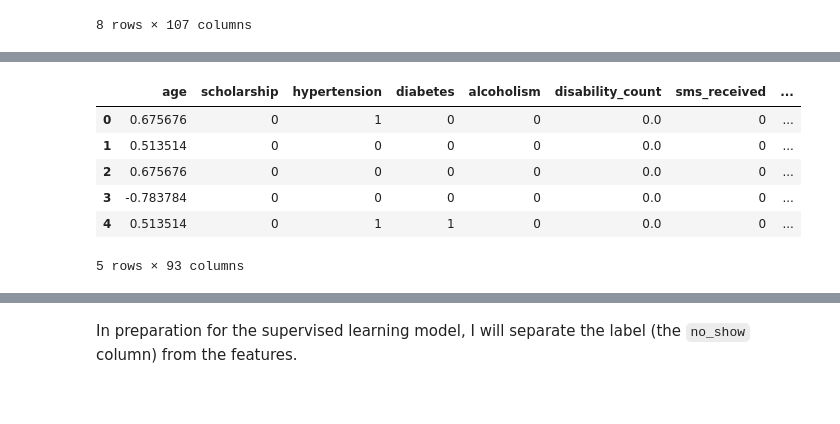
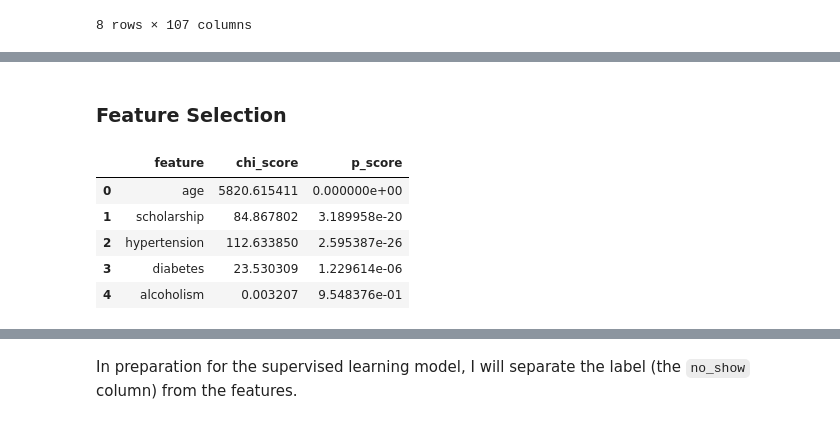
Before and after one commit to afbowman/UnsupervisedLearning, a Jupyter notebook: Capstone_Project.ipynb, the cells around one changed output, grey strips where cells are left out. Drawn from its saved outputs; the diff is of its cells as text; code cells hidden in the pictures.

```diff
--- a/Capstone_Project.ipynb
+++ b/Capstone_Project.ipynb
@@ -1002,11 +947,2 @@ features_skew[continuous_features] = robust_scaler.fit_transform(features_skew[c
-# %%
-skewed_features_scaled = pd.DataFrame(features_skew)
-skewed_features_scaled.head()
-# %% [output]
-|  | age | scholarship | hypertension | diabetes | alcoholism | disability_count | sms_received | ... |
-| 0 | 0.675676 | 0 | 1 | 0 | 0 | 0.0 | 0 | ... |
-| 1 | 0.513514 | 0 | 0 | 0 | 0 | 0.0 | 0 | ... |
-| 2 | 0.675676 | 0 | 0 | 0 | 0 | 0.0 | 0 | ... |
-| 3 | -0.783784 | 0 | 0 | 0 | 0 | 0.0 | 0 | ... |
-| 4 | 0.513514 | 0 | 1 | 1 | 0 | 0.0 | 0 | ... |
-5 rows × 93 columns
+# %% [markdown]
+### Feature Selection
@@ -1012,0 +951,15 @@ skewed_features_scaled.head()
+# %%
+X_cont = df_engineer.drop('no_show', axis=1)
+y = df_engineer['no_show']
+chi_scores_cont = chi2(X_cont, y)
+features_chi_cont = pd.DataFrame({'feature': list(X_cont.columns),
+                            'chi_score': chi_scores_cont[0],
+                            'p_score': chi_scores_cont[1]})
+features_chi_cont.head()
+# %% [output]
+|  | feature | chi_score | p_score |
+| 0 | age | 5820.615411 | 0.000000e+00 |
+| 1 | scholarship | 84.867802 | 3.189958e-20 |
+| 2 | hypertension | 112.633850 | 2.595387e-26 |
+| 3 | diabetes | 23.530309 | 1.229614e-06 |
+| 4 | alcoholism | 0.003207 | 9.548376e-01 |
```
Also changed, not shown: parts of 32 cells of this notebook.
